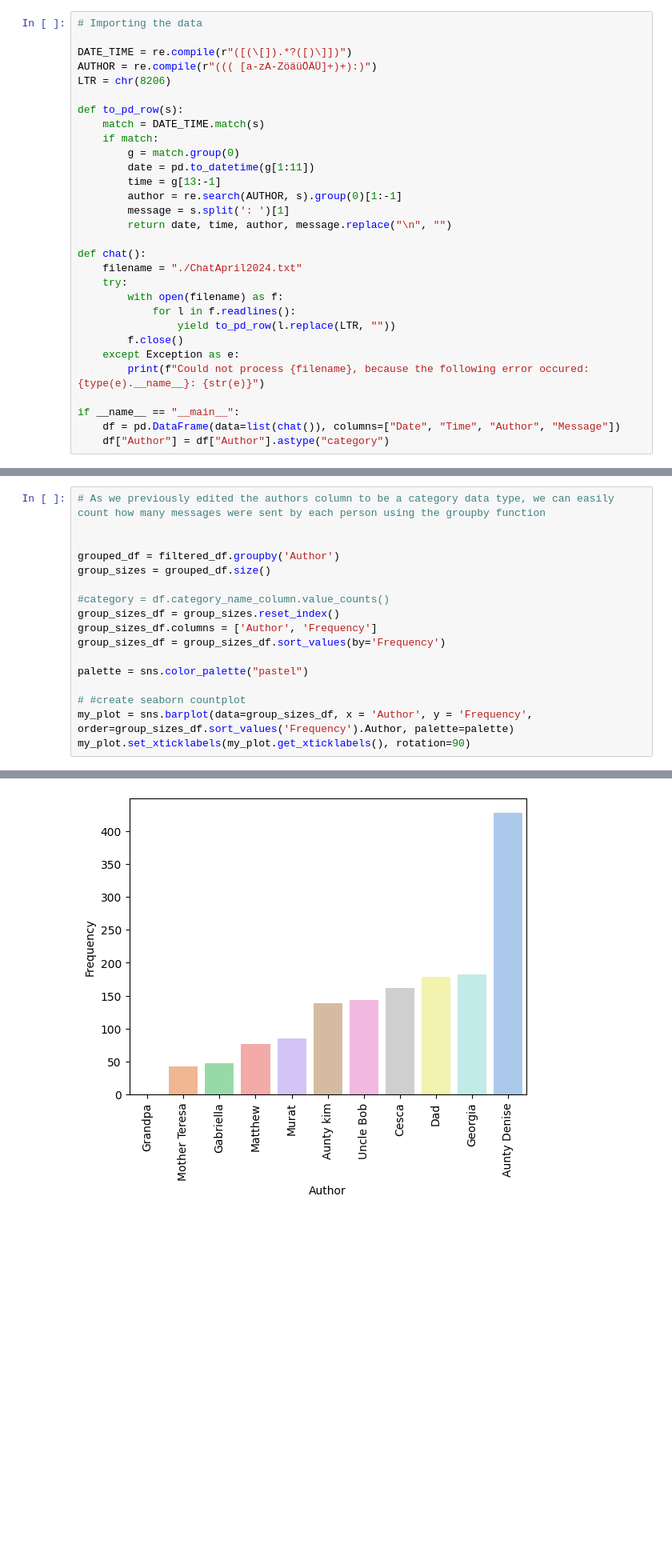
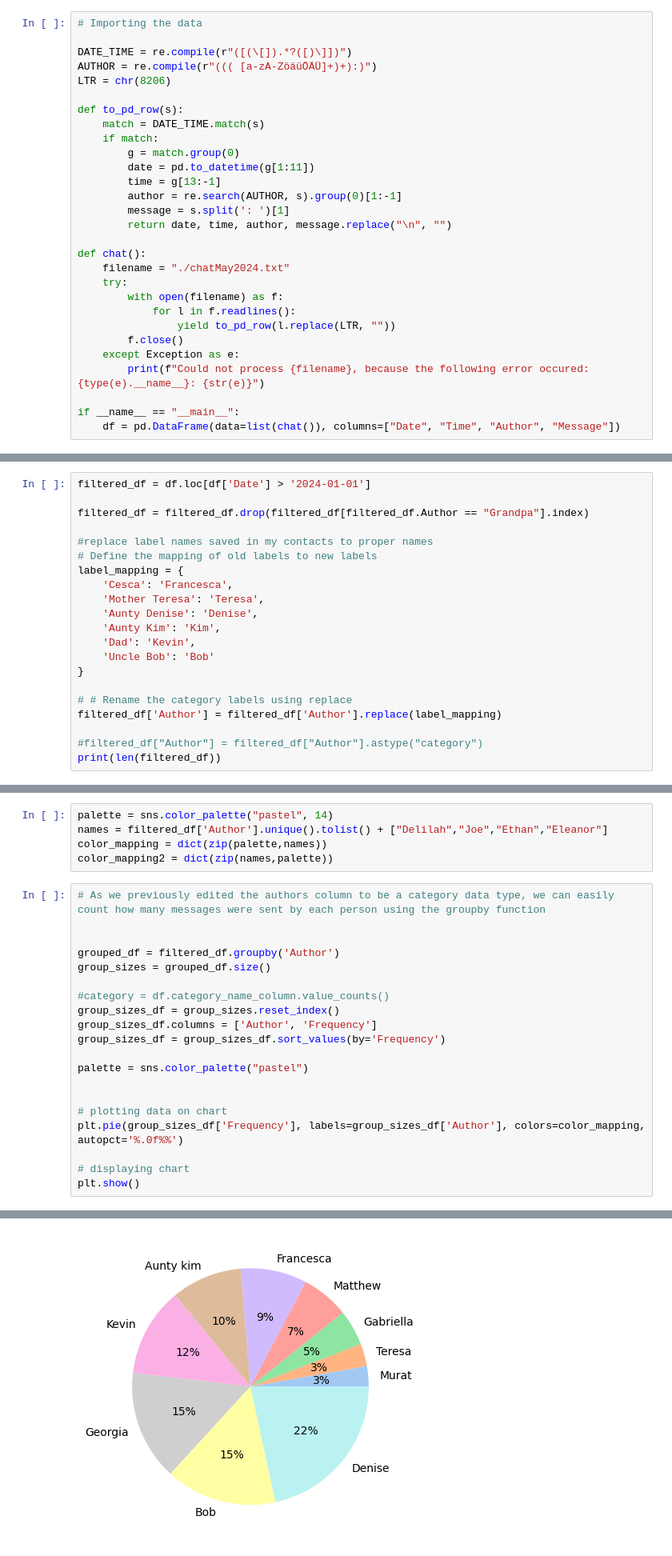
Before and after one commit to Gabriella-Byrne/WhoTextedThat, a Jupyter notebook: WhoTextedThat_WIP.ipynb, the cells around one changed output, grey strips where cells are left out. Shown at 80% size. Saved outputs shown, nothing was run; the diff lists cells and outputs as text; blank space fills up the shorter version.

```diff
--- a/WhoTextedThat_WIP.ipynb
+++ b/WhoTextedThat_WIP.ipynb
@@ -35,7 +49,7 @@ def to_pd_row(s):
         return date, time, author, message.replace("\n", "")
 
 def chat():
-    filename = "./ChatApril2024.txt"
+    filename = "./chatMay2024.txt"
     try:
         with open(filename) as f:
             for l in f.readlines():
@@ -46,4 +60,3 @@ def chat():
 
 if __name__ == "__main__":
     df = pd.DataFrame(data=list(chat()), columns=["Date", "Time", "Author", "Message"])
-    df["Author"] = df["Author"].astype("category")
@@ -56,0 +65,21 @@ print(len(filtered_df))
+# %%
+filtered_df = df.loc[df['Date'] > '2024-01-01']
+
+filtered_df = filtered_df.drop(filtered_df[filtered_df.Author == "Grandpa"].index)
+
+#replace label names saved in my contacts to proper names
+# Define the mapping of old labels to new labels
+label_mapping = {
+    'Cesca': 'Francesca',
+    'Mother Teresa': 'Teresa',
+    'Aunty Denise': 'Denise',
+    'Aunty Kim': 'Kim',
+    'Dad': 'Kevin',
+    'Uncle Bob': 'Bob'
+}
+
+# # Rename the category labels using replace
+filtered_df['Author'] = filtered_df['Author'].replace(label_mapping)
+
+#filtered_df["Author"] = filtered_df["Author"].astype("category")
+print(len(filtered_df))
@@ -65,6 +136,11 @@ Now its time to process the data to get the analytics to answer each of the ques
 
 Starting with
 1. Who was the most and least active on the group chat?
+# %%
+palette = sns.color_palette("pastel", 14)
+names = filtered_df['Author'].unique().tolist() + ["Delilah","Joe","Ethan","Eleanor"]
+color_mapping = dict(zip(palette,names))
+color_mapping2 = dict(zip(names,palette))
 # %%
 # As we previously edited the authors column to be a category data type, we can easily count how many messages were sent by each person using the groupby function
 
@@ -79,7 +155,10 @@ group_sizes_df = group_sizes_df.sort_values(by='Frequency')
 
 palette = sns.color_palette("pastel")
 
-# #create seaborn countplot
-my_plot = sns.barplot(data=group_sizes_df, x = 'Author', y = 'Frequency', order=group_sizes_df.sort_values('Frequency').Author, palette=palette)
-my_plot.set_xticklabels(my_plot.get_xticklabels(), rotation=90)
+
+# plotting data on chart
+plt.pie(group_sizes_df['Frequency'], labels=group_sizes_df['Author'], colors=color_mapping, autopct='%.0f%%')
+
+# displaying chart
+plt.show()
 # %% [output]
@@ -102,2 +165,2 @@ The palette list has fewer values (10) than needed (11) and will cycle, which ma
-[figure, old version]
+[figure, new version]
 # %% [markdown]
```
Also changed, not shown: parts of 25 cells of this notebook.
